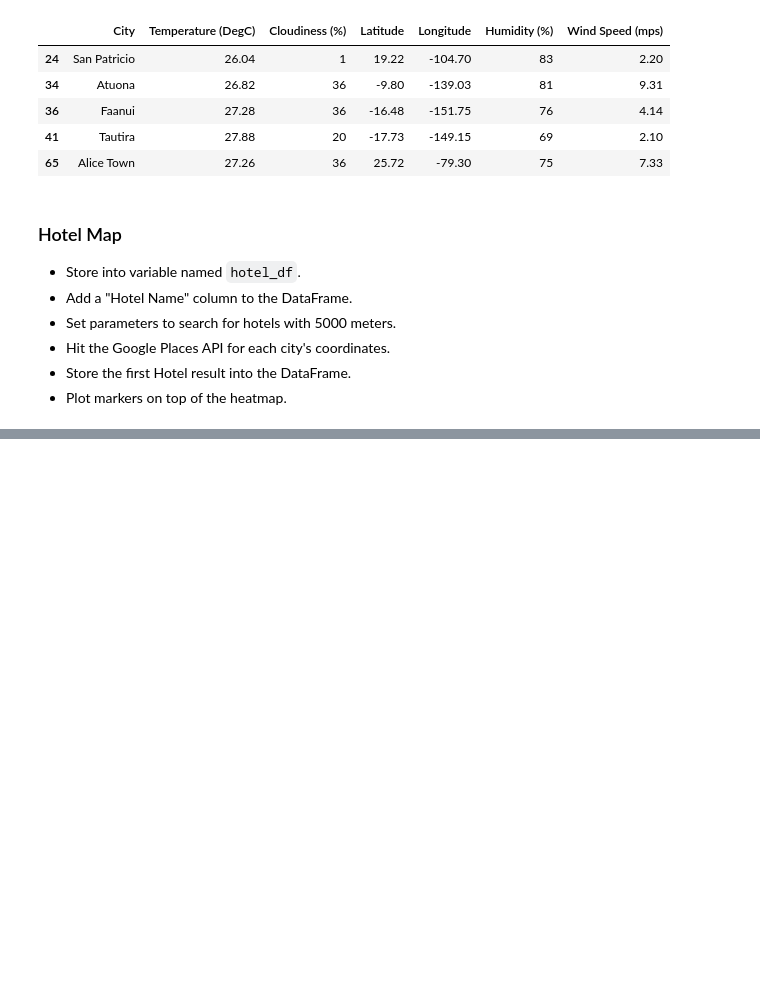
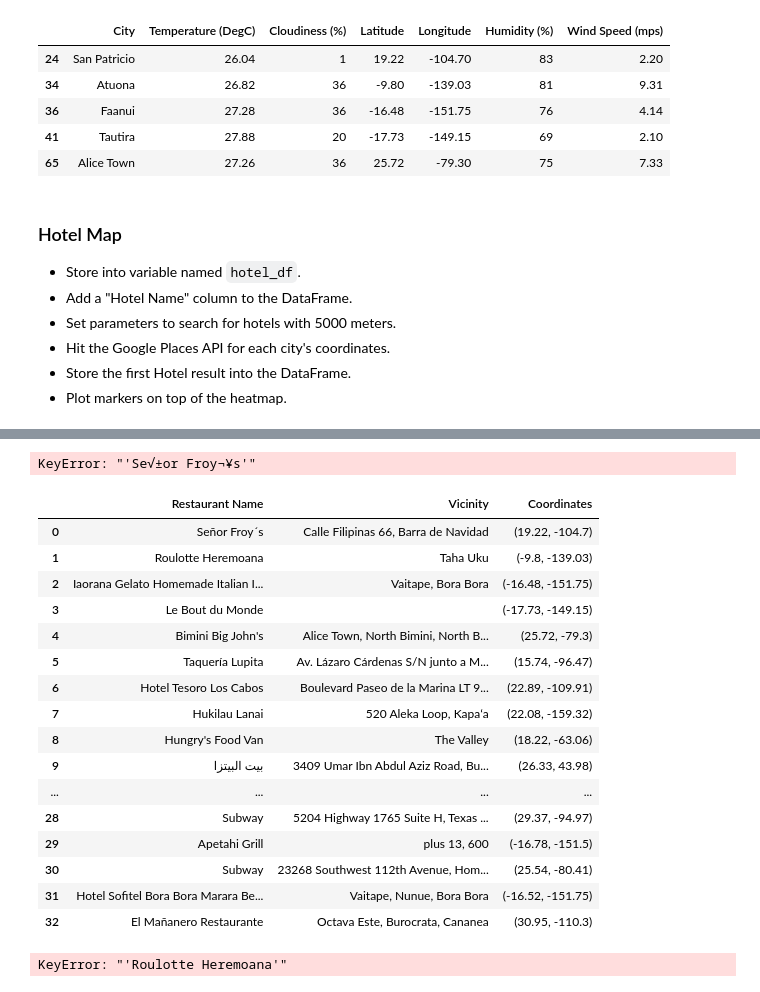
Before and after one commit to IrinaUX/python-api-challenge-2, a Jupyter notebook: VacationPy/VacationPy.ipynb, the cells around one changed output, grey strips where cells are left out. Cells and saved outputs as stored; diff of their text form; code cells hidden in the pictures; blank space fills up the shorter version.

```diff
--- a/VacationPy/VacationPy.ipynb
+++ b/VacationPy/VacationPy.ipynb
@@ -283,0 +194,11 @@ KeyError: 'ethnicity'
+# %%
+# set up additional columns to hold information
+restr_vcnt_df = pd.DataFrame({
+                            'Restaurant Name': restr_list,
+                            'Vicinity': restr_vcnt_list,
+                            'Coordinates': locs_list})
+len(restr_vcnt_df)
+#restr_vcnt_df.index += 1
+restr_vcnt_df.to_csv("OutputData/Restaurants_in_proximity.csv", index=False)
+restr_vcnt_df.head()
+len(restr_vcnt_df) # 33
@@ -287,15 +244,55 @@ KeyError: 'ethnicity'
 # Using the template add the hotel marks to the heatmap
 info_box_template = """
 <dl>
-<dt>Name</dt><dd>{Hotel Name}</dd>
-<dt>City</dt><dd>{City}</dd>
-<dt>Country</dt><dd>{Country}</dd>
+<dt>Name</dt><dd>{'Se√±or Froy¬¥s'}</dd>
+<dt>City</dt><dd>{'City'}</dd>
+<dt>Country</dt><dd>{'Country'}</dd>
 </dl>
 """
 # Store the DataFrame Row
 # NOTE: be sure to update with your DataFrame name
-hotel_info = [info_box_template.format(**row) for index, row in hotel_df.iterrows()]
-locations = hotel_df[["Lat", "Lng"]]
+hotel_info = [info_box_template.format(**row) for index, row in restr_vcnt_df.iterrows()]
+locations = restr_vcnt_df[["Lat", "Lng"]]
+# %% [output]
+KeyError: "'Se√±or Froy¬¥s'"
+# %%
+restr_vcnt_df
+# %% [output]
+|  | Restaurant Name | Vicinity | Coordinates |
+| 0 | Señor Froy´s | Calle Filipinas 66, Barra de Navidad | (19.22, -104.7) |
+| 1 | Roulotte Heremoana | Taha Uku | (-9.8, -139.03) |
+| 2 | Iaorana Gelato Homemade Italian I... | Vaitape, Bora Bora | (-16.48, -151.75) |
+| 3 | Le Bout du Monde |  | (-17.73, -149.15) |
+| 4 | Bimini Big John's | Alice Town, North Bimini, North B... | (25.72, -79.3) |
+| 5 | Taquería Lupita | Av. Lázaro Cárdenas S/N junto a M... | (15.74, -96.47) |
+| 6 | Hotel Tesoro Los Cabos | Boulevard Paseo de la Marina LT 9... | (22.89, -109.91) |
+| 7 | Hukilau Lanai | 520 Aleka Loop, Kapaʻa | (22.08, -159.32) |
+| 8 | Hungry's Food Van | The Valley | (18.22, -63.06) |
+| 9 | بيت البيتزا | 3409 Umar Ibn Abdul Aziz Road, Bu... | (26.33, 43.98) |
+| ... | ... | ... | ... |
+| 28 | Subway | 5204 Highway 1765 Suite H, Texas ... | (29.37, -94.97) |
+| 29 | Apetahi Grill | plus 13, 600 | (-16.78, -151.5) |
+| 30 | Subway | 23268 Southwest 112th Avenue, Hom... | (25.54, -80.41) |
+| 31 | Hotel Sofitel Bora Bora Marara Be... | Vaitape, Nunue, Bora Bora | (-16.52, -151.75) |
+| 32 | El Mañanero Restaurante | Octava Este, Burocrata, Cananea | (30.95, -110.3) |
+# %%
+# NOTE: Do not change any of the code in this cell
+
+# Using the template add the hotel marks to the heatmap
+info_box_template = """
+<dl>
+<dt>Name</dt><dd>{'Roulotte Heremoana'}</dd>
+<dt>City</dt><dd>{'Taha Uku'}</dd>
+<dt>Mexico</dt><dd>{'Mexico'}</dd>
+</dl>
+"""
+# Store the DataFrame Row
+# NOTE: be sure to update with your DataFrame name
+hotel_info = [info_box_template.format(**row) for index, row in restr_vcnt_df.iterrows()]
+
+locations = restr_vcnt_df[["Lat", "Lng"]]
+# %% [output]
+KeyError: "'Roulotte Heremoana'"
 # %%
 # Add marker layer ontop of heat map
 
```
Also changed, not shown: parts of 15 cells of this notebook, 4 other files.
